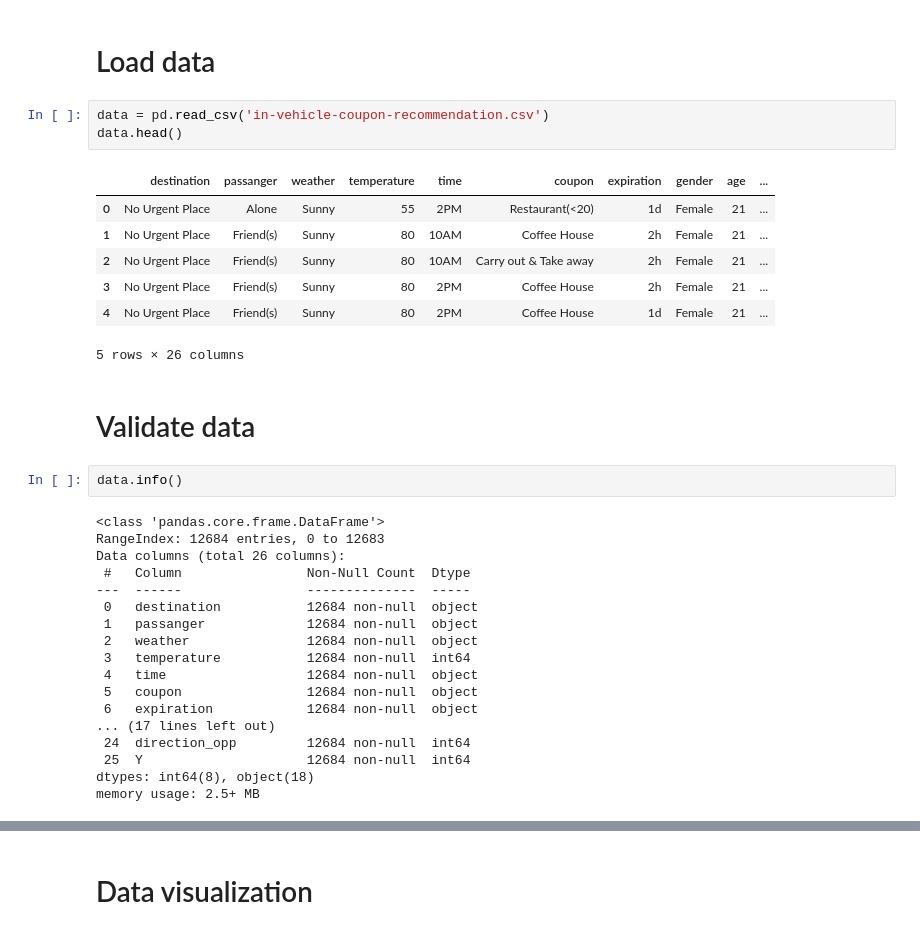
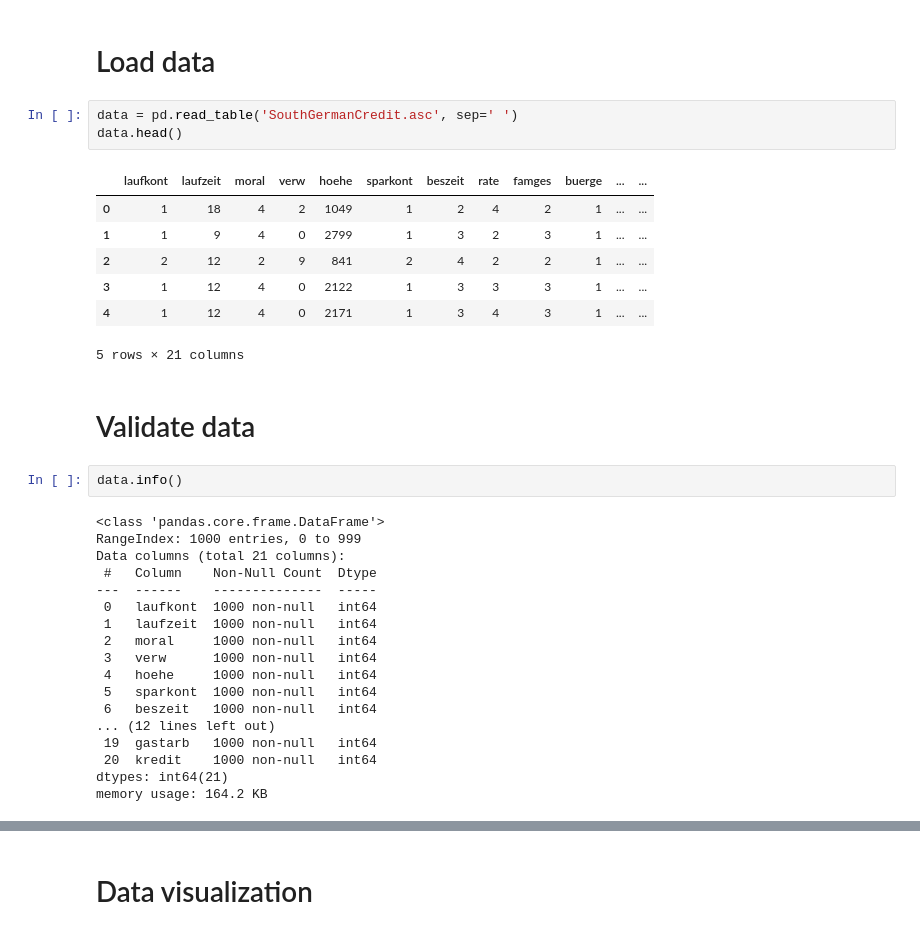
Before and after one commit to TaQuangKhoi/He-thong-thong-tin-thong-minh, a Jupyter notebook: Báo Cáo Cuối Kỳ/Dữ liệu 2/DL2 - Visualization data.ipynb, the cells around one changed output, grey strips where cells are left out. Cells and saved outputs as stored; diff of their text form.

```diff
--- a/Báo Cáo Cuối Kỳ/Dữ liệu 2/DL2 - Visualization data.ipynb
+++ b/Báo Cáo Cuối Kỳ/Dữ liệu 2/DL2 - Visualization data.ipynb
@@ -8,38 +8,38 @@ import seaborn as sns
 # %% [markdown]
 # Load data
 # %%
-data = pd.read_csv('in-vehicle-coupon-recommendation.csv')
+data = pd.read_table('SouthGermanCredit.asc', sep=' ')
 data.head()
 # %% [output]
-|  | destination | passanger | weather | temperature | time | coupon | expiration | gender | age | ... |
-| 0 | No Urgent Place | Alone | Sunny | 55 | 2PM | Restaurant(<20) | 1d | Female | 21 | ... |
-| 1 | No Urgent Place | Friend(s) | Sunny | 80 | 10AM | Coffee House | 2h | Female | 21 | ... |
-| 2 | No Urgent Place | Friend(s) | Sunny | 80 | 10AM | Carry out & Take away | 2h | Female | 21 | ... |
-| 3 | No Urgent Place | Friend(s) | Sunny | 80 | 2PM | Coffee House | 2h | Female | 21 | ... |
-| 4 | No Urgent Place | Friend(s) | Sunny | 80 | 2PM | Coffee House | 1d | Female | 21 | ... |
+|  | laufkont | laufzeit | moral | verw | hoehe | sparkont | beszeit | rate | famges | buerge | ... | ... |
+| 0 | 1 | 18 | 4 | 2 | 1049 | 1 | 2 | 4 | 2 | 1 | ... | ... |
+| 1 | 1 | 9 | 4 | 0 | 2799 | 1 | 3 | 2 | 3 | 1 | ... | ... |
+| 2 | 2 | 12 | 2 | 9 | 841 | 2 | 4 | 2 | 2 | 1 | ... | ... |
+| 3 | 1 | 12 | 4 | 0 | 2122 | 1 | 3 | 3 | 3 | 1 | ... | ... |
+| 4 | 1 | 12 | 4 | 0 | 2171 | 1 | 3 | 4 | 3 | 1 | ... | ... |
-5 rows × 26 columns
+5 rows × 21 columns
 # %% [markdown]
 # Validate data
 # %%
 data.info()
 # %% [output]
 <class 'pandas.core.frame.DataFrame'>
-RangeIndex: 12684 entries, 0 to 12683
-Data columns (total 26 columns):
- #   Column                Non-Null Count  Dtype
----  ------                --------------  -----
- 0   destination           12684 non-null  object
- 1   passanger             12684 non-null  object
- 2   weather               12684 non-null  object
- 3   temperature           12684 non-null  int64
- 4   time                  12684 non-null  object
- 5   coupon                12684 non-null  object
- 6   expiration            12684 non-null  object
-... (17 lines left out)
- 24  direction_opp         12684 non-null  int64
- 25  Y                     12684 non-null  int64
-dtypes: int64(8), object(18)
-memory usage: 2.5+ MB
+RangeIndex: 1000 entries, 0 to 999
+Data columns (total 21 columns):
+ #   Column    Non-Null Count  Dtype
+---  ------    --------------  -----
+ 0   laufkont  1000 non-null   int64
+ 1   laufzeit  1000 non-null   int64
+ 2   moral     1000 non-null   int64
+ 3   verw      1000 non-null   int64
+ 4   hoehe     1000 non-null   int64
+ 5   sparkont  1000 non-null   int64
+ 6   beszeit   1000 non-null   int64
+... (12 lines left out)
+ 19  gastarb   1000 non-null   int64
+ 20  kredit    1000 non-null   int64
+dtypes: int64(21)
+memory usage: 164.2 KB
 # %%
 data.describe()
 # %% [output]
```
Also changed, not shown: parts of 12 cells of this notebook.
